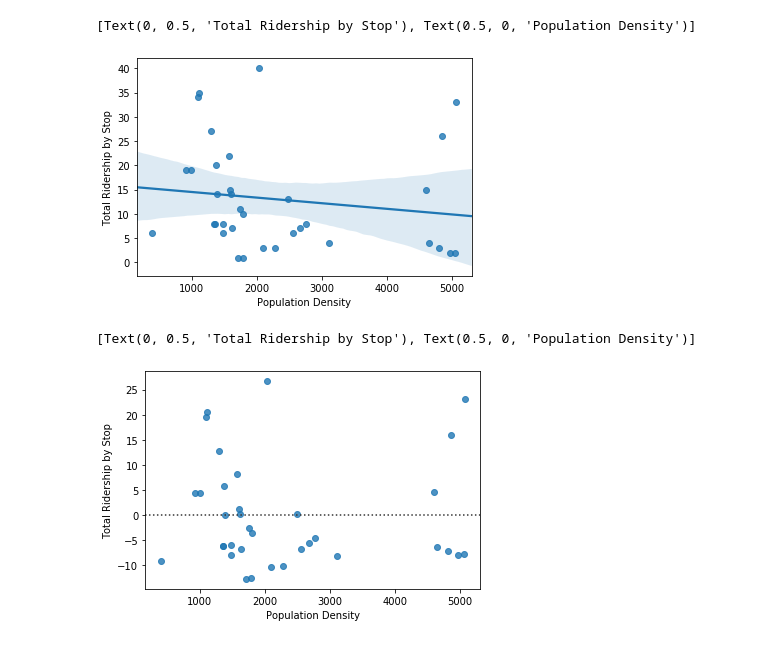
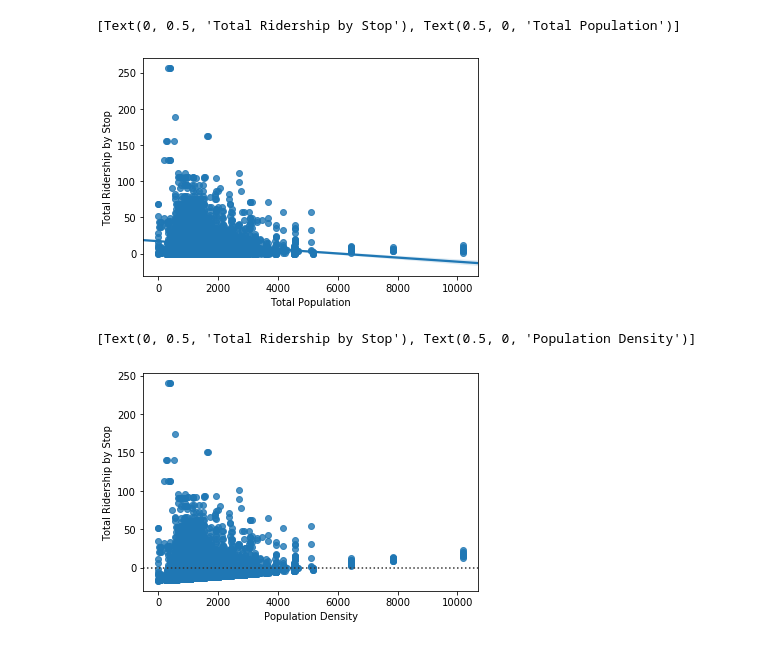
Before and after one commit to joy-kitson/bus-routes, a Jupyter notebook: src/util_v_pop_plot.ipynb, the cells around one changed output. Saved outputs shown, nothing was run; the diff lists cells and outputs as text; code cells hidden in the pictures.

Commit message:
ploted data for full state

```diff
--- a/src/util_v_pop_plot.ipynb
+++ b/src/util_v_pop_plot.ipynb
@@ -16,0 +51,3 @@ ridership_data.rename(columns={'UNIQUE_STOP_NUMBER' : 'CorrespondingStopID'}, in
+# %%
+demo_data = pd.read_csv(demos_path, usecols=['StopId','Routes', 'TotalPop'])
+demo_data
@@ -17,3 +68,5 @@ ridership_data.rename(columns={'UNIQUE_STOP_NUMBER' : 'CorrespondingStopID'}, in
 # %%
-final_data = pd.merge(r25_stop_ids, ridership_data, on='CorrespondingStopID', how='inner')
+#final_data = pd.merge(r25_stop_ids, ridership_data, on='CorrespondingStopID', how='inner')
+final_data = pd.merge(demo_data, ridership_data, on='StopId')
+
 final_data['TOTAL'] = final_data['TOTAL'].astype(int)
@@ -42,0 +89,16 @@ non_transfer
+# %%
+# This is really informal, but basically a noticed that there are
+# a few stops with over a thousand riders, all on beach lines
+# and I suspect we can safely exculde those
+final_data = final_data[final_data['TOTAL'] <= 1000]
+# %%
+def is_not_transfer_stop(row):
+    routes = row['Routes'].split(',')
+    return len(routes) == 1
+
+mask = final_data.apply(is_not_transfer_stop, axis=1)
+
+non_transfer = final_data[mask]
+#non_transfer = final_data[final_data['Transfer'] == 'No']
+
+non_transfer
@@ -43,15 +119,15 @@ non_transfer
 # %%
-plt = sns.regplot(x=non_transfer['Est_TotPop_Density'], y=non_transfer['TOTAL'])
-plt.set(xlabel='Population Density', ylabel='Total Ridership by Stop')
+plt = sns.regplot(x=non_transfer['TotalPop'], y=non_transfer['TOTAL'])
+plt.set(xlabel='Total Population', ylabel='Total Ridership by Stop')
 # %% [output]
-[Text(0, 0.5, 'Total Ridership by Stop'), Text(0.5, 0, 'Population Density')]
+[Text(0, 0.5, 'Total Ridership by Stop'), Text(0.5, 0, 'Total Population')]
-[figure, old version]
+[figure, new version]
 # %%
-vice_plt = sns.residplot(x=non_transfer['Est_TotPop_Density'], y=non_transfer['TOTAL'])
-vice_plt.set(xlabel='Population Density', ylabel='Total Ridership by Stop')
+vice_plt = sns.residplot(x=non_transfer['TotalPop'], y=non_transfer['TOTAL'])
+vice_plt.set(xlabel='Total Population', ylabel='Total Ridership by Stop')
 # %% [output]
 [Text(0, 0.5, 'Total Ridership by Stop'), Text(0.5, 0, 'Population Density')]
-[figure, old version]
+[figure, new version]
 # %%
 fig = plt.get_figure()
 fig.savefig('..//plots//linear_pop_v_util_no_transfer.png')
```
Also changed, not shown: parts of 9 cells of this notebook, 1 other file.
